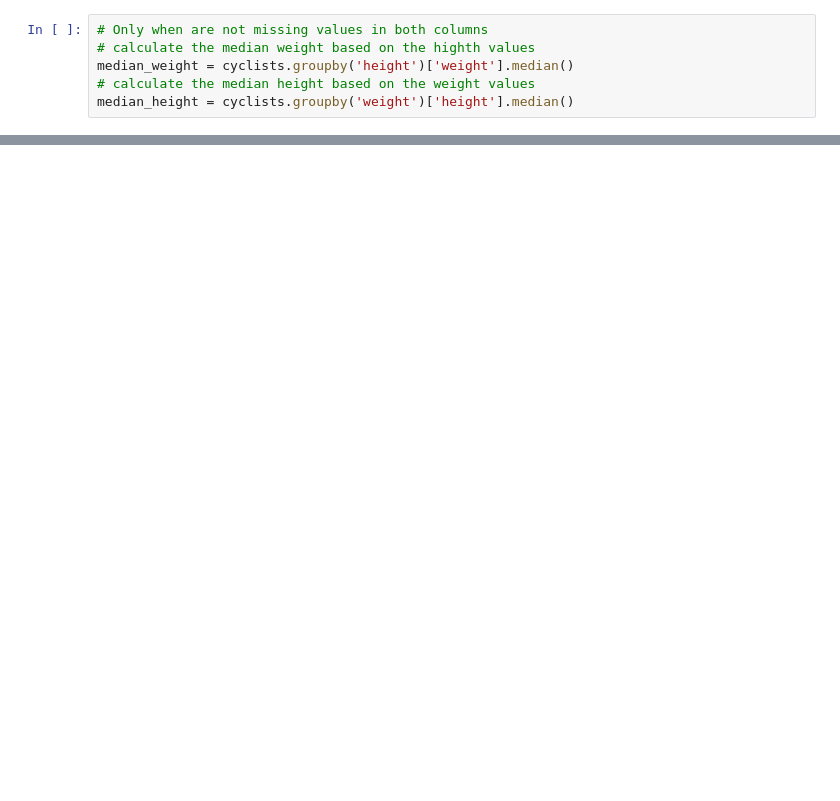
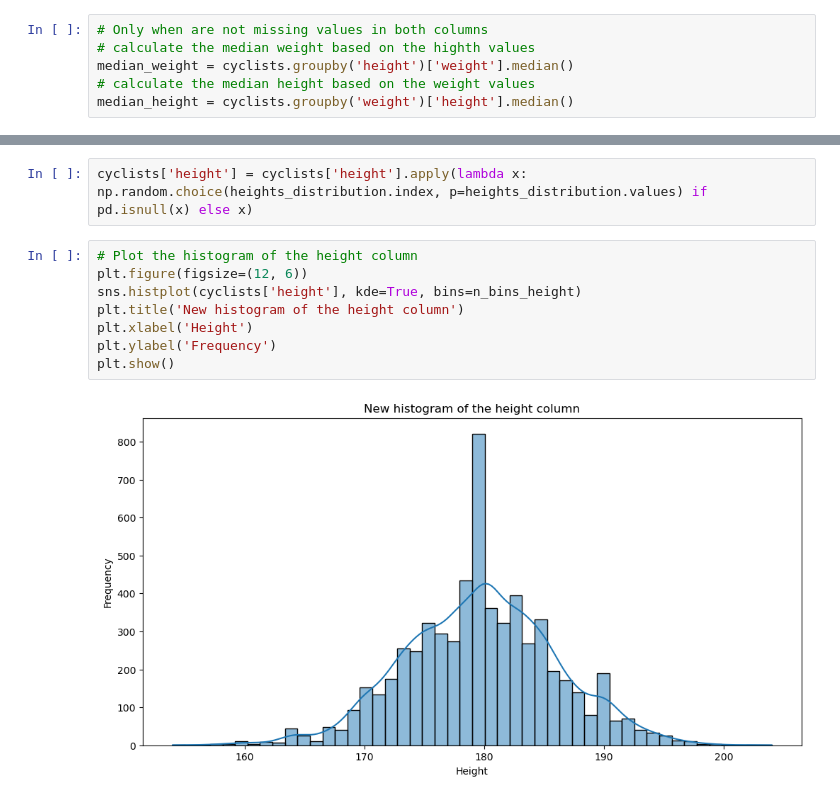
Before and after one commit to fefex302/Data-Mining, a Jupyter notebook: Data_cleaning.ipynb, the cells around one changed output, grey strips where cells are left out. Saved outputs shown, nothing was run; the diff lists cells and outputs as text; blank space fills up the shorter version.

```diff
--- a/Data_cleaning.ipynb
+++ b/Data_cleaning.ipynb
@@ -92,0 +114,12 @@ median_height = cyclists.groupby('weight')['height'].median()
+# %%
+cyclists['height'] = cyclists['height'].apply(lambda x: np.random.choice(heights_distribution.index, p=heights_distribution.values) if pd.isnull(x) else x)
+# %%
+# Plot the histogram of the height column
+plt.figure(figsize=(12, 6))
+sns.histplot(cyclists['height'], kde=True, bins=n_bins_height)
+plt.title('New histogram of the height column')
+plt.xlabel('Height')
+plt.ylabel('Frequency')
+plt.show()
+# %% [output]
+[figure, added]
```
Also changed, not shown: parts of 6 cells of this notebook.
